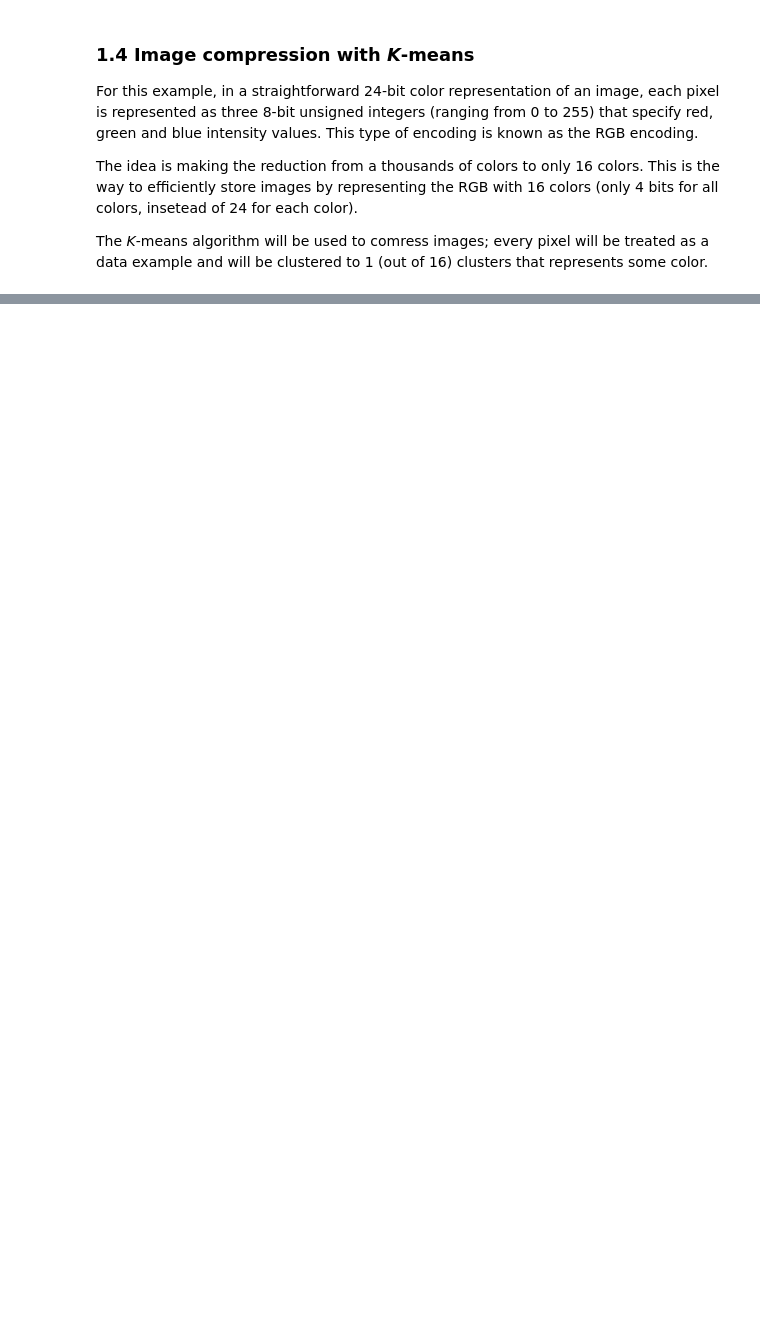
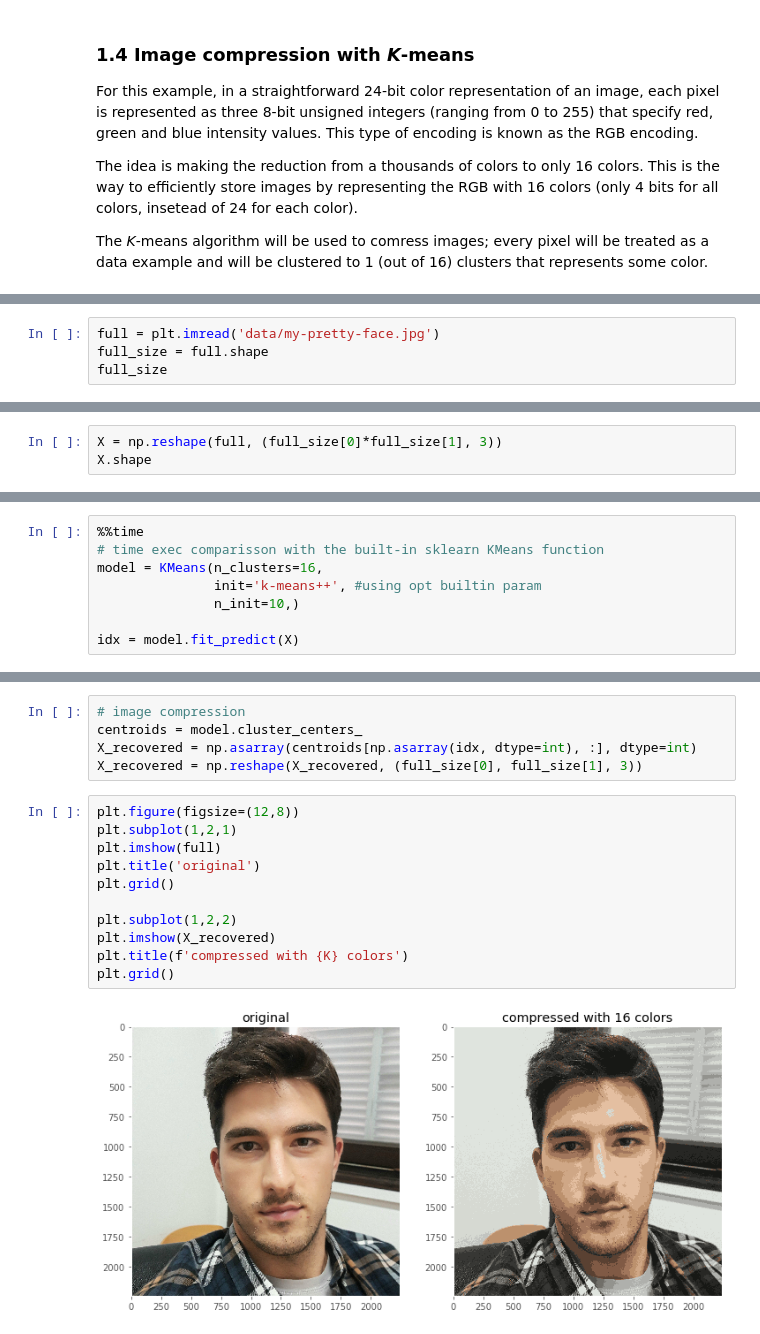
Before and after one commit to akapet00/andrew-ng-coursera-ml, a Jupyter notebook: ex7-unsupervised-learning/ex7.ipynb, the cells around one changed output, grey strips where cells are left out. Cells and saved outputs as stored; diff of their text form; blank space fills up the shorter version.

```diff
--- a/ex7-unsupervised-learning/ex7.ipynb
+++ b/ex7-unsupervised-learning/ex7.ipynb
@@ -205,0 +270,4 @@ A.shape
+# %%
+full = plt.imread('data/my-pretty-face.jpg')
+full_size = full.shape
+full_size
@@ -205,0 +276,3 @@ A.shape
+# %%
+X = np.reshape(full, (full_size[0]*full_size[1], 3))
+X.shape
@@ -205,0 +281,8 @@ A.shape
+# %%
+%%time
+# time exec comparisson with the built-in sklearn KMeans function
+model = KMeans(n_clusters=16,
+               init='k-means++', #using opt builtin param
+               n_init=10,)
+
+idx = model.fit_predict(X)
@@ -205,0 +292,18 @@ A.shape
+# %%
+# image compression
+centroids = model.cluster_centers_
+X_recovered = np.asarray(centroids[np.asarray(idx, dtype=int), :], dtype=int)
+X_recovered = np.reshape(X_recovered, (full_size[0], full_size[1], 3))
+# %%
+plt.figure(figsize=(12,8))
+plt.subplot(1,2,1)
+plt.imshow(full)
+plt.title('original')
+plt.grid()
+
+plt.subplot(1,2,2)
+plt.imshow(X_recovered)
+plt.title(f'compressed with {K} colors')
+plt.grid()
+# %% [output]
+[figure, added]
```
Also changed, not shown: parts of 13 cells of this notebook, 1 other file.
